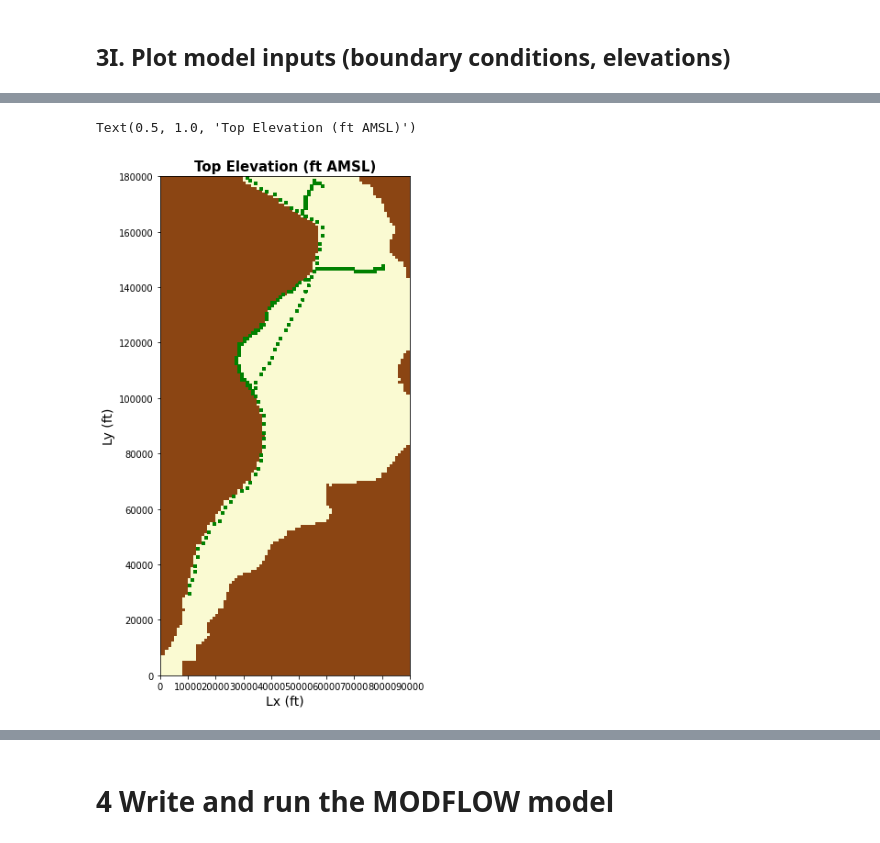
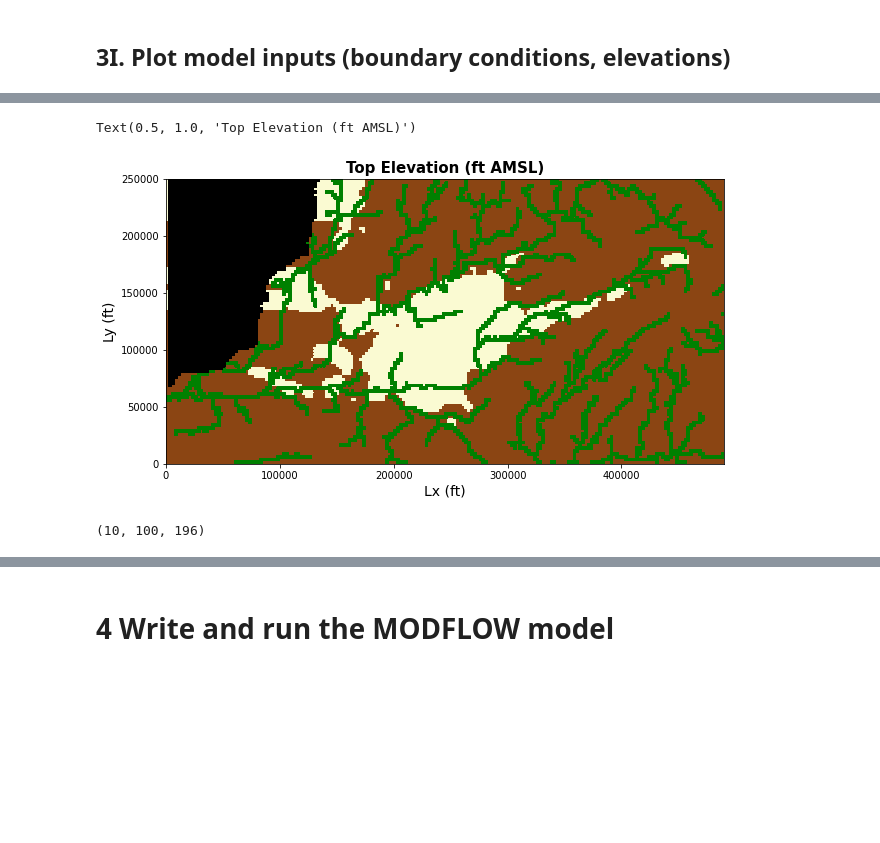
Before and after one commit to dbabrams/MasonCounty, a Jupyter notebook: MasonCountyFloPyModelApril10pcg.ipynb, the cells around one changed output, grey strips where cells are left out. Saved outputs shown, nothing was run; the diff lists cells and outputs as text; code cells hidden in the pictures; blank space fills up the shorter version.

```diff
--- a/MasonCountyFloPyModelApril10pcg.ipynb
+++ b/MasonCountyFloPyModelApril10pcg.ipynb
@@ -181,11 +181,19 @@ ne_lat =  40.575944 #northeast latitude
 ne_long = -89.2 #northeast longitude
 '''
 
-'''ESL'''
+'''ESL
 sw_lat =  38.4 #southwest latitude
 sw_long = -90.3 #southwest longitude
 ne_lat =  38.9 #northeast latitude
 ne_long = -90 #northeast longitude
+'''
+
+'''GRL'''
+sw_lat =  41.3 #southwest latitude
+sw_long = -90.7 #southwest longitude
+ne_lat =  42.0 #northeast latitude
+ne_long = -88.9 #northeast longitude
+
 
 illimap = {'proj': 'lcc', # Lambert Conformal Conic
      'ellps': 'clrk66',
@@ -213,8 +221,8 @@ swx, swy = round(swx/0.3048,-4), round(swy/0.3048,-4)
 Lx = nex-swx # Width of the model domain
 Ly = ney-swy # Height of the model domain
 nlay = 10 # Number of model layers
-dx = 1000
-dy = 1000
+dx = 2500
+dy = 2500
 nrow = int(Ly/dy) # Number of rows
 ncol = int(Lx/dx) # Number of columns
 
@@ -272,6 +280,22 @@ bedrock = bedrock.resample_to_grid(xarr,yarr,1,method='nearest')
 # We just built our top elevation upside down, let's flip it
 topgrid = np.flipud(topgrid)
 bedrockgrid = np.flipud(bedrock)
+
+maxrow = topgrid.shape[0]
+maxcol = topgrid.shape[1]
+
+# Create ibound as array of ints (1), indicating all cells are active
+ibound = np.ones((nlay, nrow, ncol), dtype=np.int32)
+for row in np.arange(maxrow,0,-1):
+  counter = 0
+  for col in np.arange(maxcol,0,-1):
+    if topgrid[row-1,col-1] <= 0:
+      counter = counter+1
+      topgrid[row-1,col-1] = topgrid[row-1,col]
+      bedrockgrid[row-1,col-1] = bedrockgrid[row-1,col]
+      if counter>=10:
+        ibound[:,row-1,col] = 0
+
 
 
 # Set the top of Layer 1 = River Elevation
@@ -309,13 +333,19 @@ kf = .01 # predominantly fine
 kb = 10 # bedrock
 
 # determine how to assign hydrualic conductivity
-threshold = 20 # anything above this will be assigned kc and below kf
+threshold = 50 # anything above this will be assigned kc and below kf
 
 def kloader(rastername, kc, kf, threshold):
   percent = Raster.load(rastername) # load raster
   percent.crop([(swx,swy),(swx,ney),(nex,ney),(nex,swy)]) # crop array
   percentgrid = percent.resample_to_grid(xarr,yarr,1,method='nearest') # resample to model grid
   percentgrid = np.flipud(percentgrid) # flip the grid
+  maxrow = percentgrid.shape[0]
+  maxcol = percentgrid.shape[1]
+  for row in np.arange(maxrow,0,-1):
+    for col in np.arange(maxcol,0,-1):
+      if percentgrid[row-1,col-1] < -10:
+        percentgrid[row-1,col-1] = percentgrid[row-1,col]
   percentgrid[percentgrid>=threshold] = kc # assign coarse k value
   percentgrid[percentgrid<threshold] =kf # assign fine k value
   return percentgrid
@@ -442,25 +458,29 @@ plt.legend(handles=[mp.patches.Patch(color='blue',label='Const. Head',ec='black'
 # %%
 '''Plot elevation'''
 #----------------------------------------------------------------------------
 plt.figure(figsize=(10,10)) #create 10 x 10 figure
 modelmap = flopy.plot.map.PlotMapView(model=m, layer=0) #use plotmapview to attach plot to model
 #contour_levels = np.linspace(400,800,41)
 #topelevations = modelmap.contour_array(topgrid, levels = contour_levels) #create head contours
 #plt.clabel(topelevations, inline=True,fontsize=12,fmt='%1.0f')
 
 #create colormap of named colors
 colors = ["saddlebrown","lightgoldenrodyellow"]
 cmap = mp.colors.LinearSegmentedColormap.from_list("", colors)
 norm = matplotlib.colors.LogNorm(vmin=kf,vmax=kc)
-modelmap.plot_array(khlayers[3],norm = norm,cmap=cmap)
+modelmap.plot_array(khlayers[0],norm = norm,cmap=cmap)
 rvr = modelmap.plot_bc(ftype='RIV')
-
+ib = modelmap.plot_ibound()
 #display parameters
 plt.xlabel('Lx (ft)',fontsize = 14)
 plt.ylabel('Ly (ft)',fontsize = 14)
 plt.title('Top Elevation (ft AMSL)', fontsize = 15, fontweight = 'bold')
 # %% [output]
 Text(0.5, 1.0, 'Top Elevation (ft AMSL)')
-[figure, old version]
+[figure, new version]
+# %%
+np.array(khlayers).shape
+# %% [output]
+(10, 100, 196)
 # %%
 plt.figure(figsize=(10,10)) #create 10 x 10 figure
```
Also changed, not shown: parts of 4 cells of this notebook.
